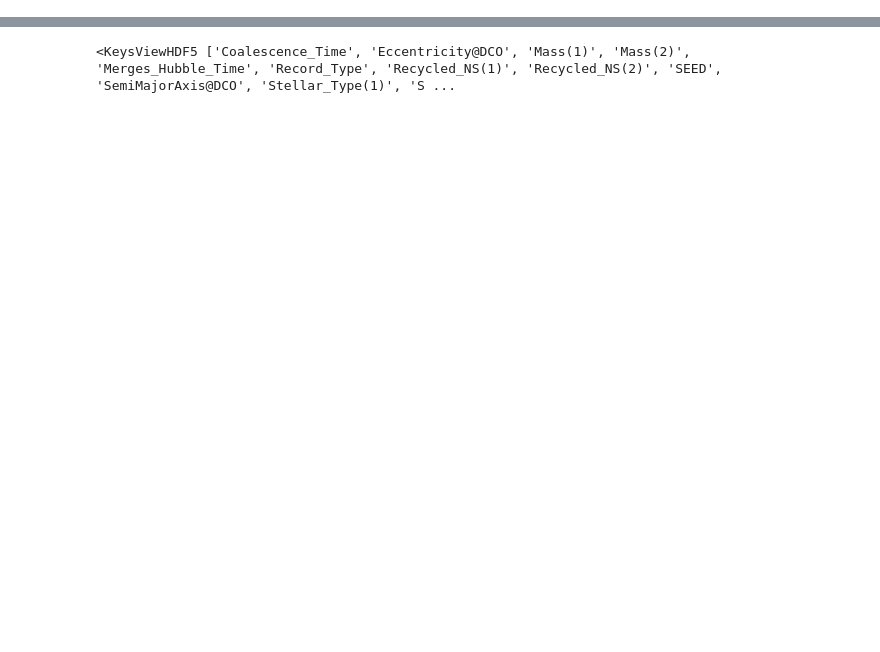
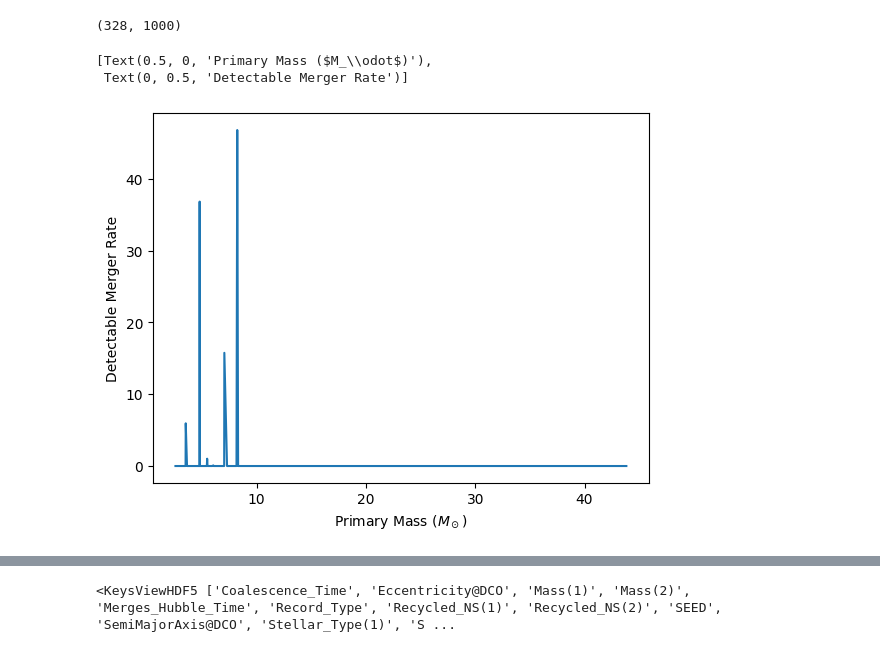
Before and after one commit to ryanwhite1/Swinburne-Summer, a Jupyter notebook: test.ipynb, the cells around one changed output, grey strips where cells are left out. Saved outputs shown, nothing was run; the diff lists cells and outputs as text; code cells hidden in the pictures; blank space fills up the shorter version.

```diff
--- a/test.ipynb
+++ b/test.ipynb
@@ -32,0 +51,13 @@ print(SPs.keys())
+# %%
+print(np.shape(Rates['detection_rateO3']))
+fig, ax = plt.subplots()
+det_merg_rates = np.array([sum(np.array(Rates['detection_rateO3'])[i, :]) for i in range(len(m1s))])
+det_merg_rates = det_merg_rates[sort_inds]
+
+ax.plot(m1s, det_merg_rates)
+ax.set(xlabel='Primary Mass ($M_\odot$)', ylabel='Detectable Merger Rate')
+# %% [output]
+(328, 1000)
+[Text(0.5, 0, 'Primary Mass ($M_\\odot$)'),
+ Text(0, 0.5, 'Detectable Merger Rate')]
+[figure, added]
```
Also changed, not shown: parts of 15 cells of this notebook, 13 other files.
